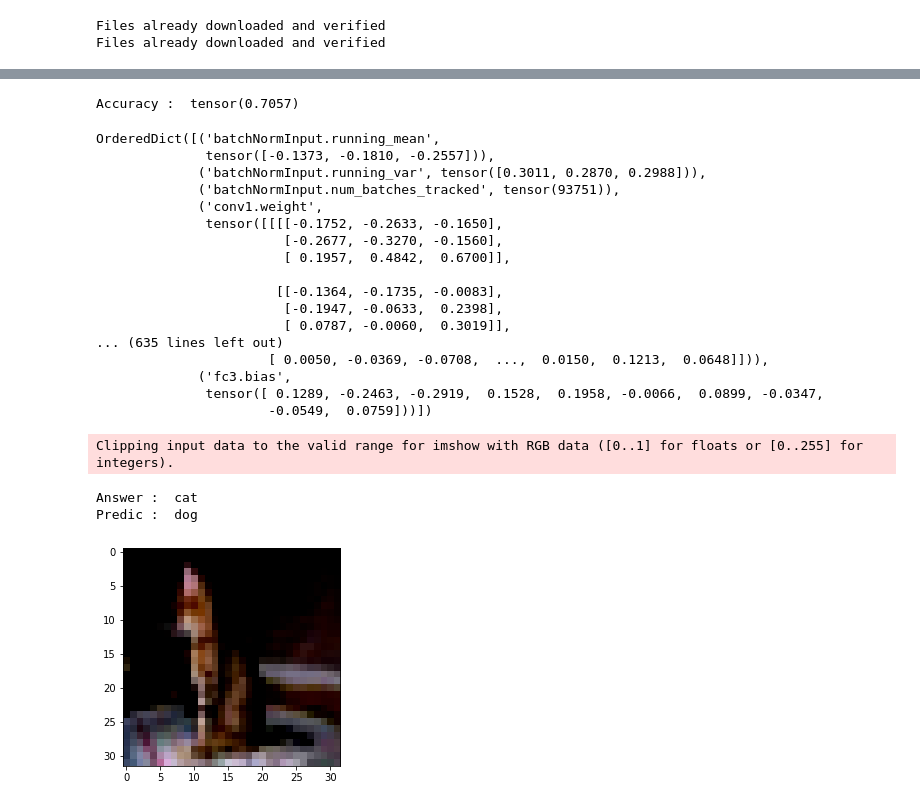
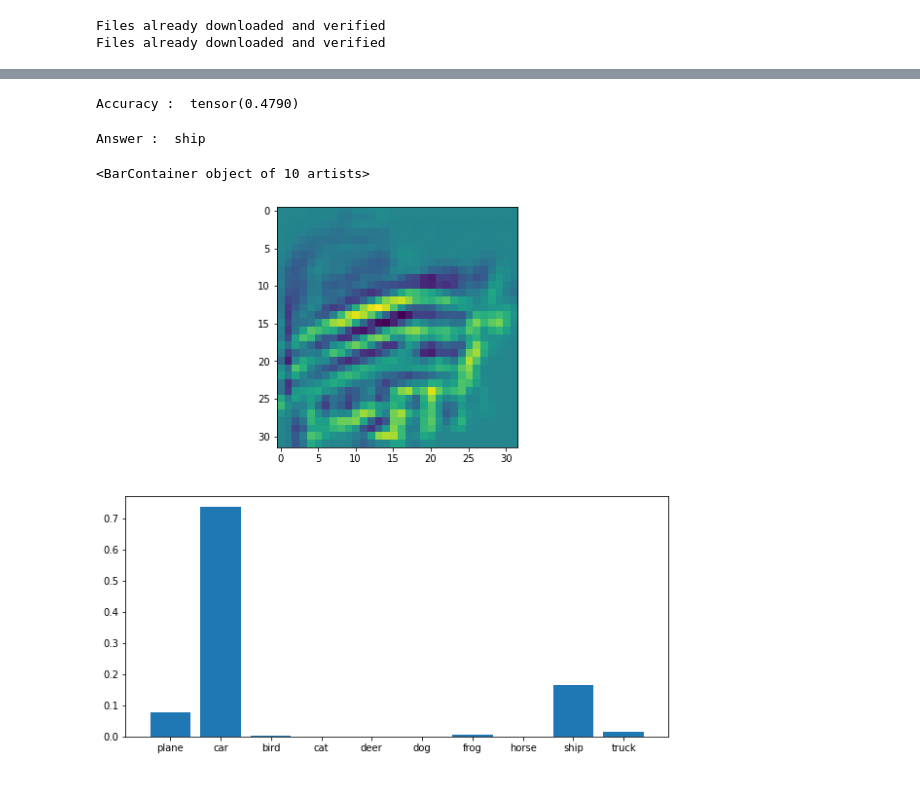
Before and after one commit to amansatyawali/practice, a Jupyter notebook: pytorch/cifar10/training.ipynb, the cells around one changed output, grey strips where cells are left out. Cells and saved outputs as stored; diff of their text form; code cells hidden in the pictures.

```diff
--- a/pytorch/cifar10/training.ipynb
+++ b/pytorch/cifar10/training.ipynb
@@ -45,5 +64,5 @@ fig, ax = plt.subplots(4, 4, figsize=(5,5))
 
 for i in range(4) :
     for j in range(4) :
-        ax[i, j].imshow(itr.next()[0][i * 4 + j].permute(1, 2, 0))
+        ax[i, j].imshow(itr.next()[0][i * 4 + j][0])
 # %% [output]
@@ -161,7 +151,7 @@ model = Net()
 # trainingLosses = torch.load(PATH)['losses']
 # model.load_state_dict(modelParams)
 # %%
-logWriter.add_graph(model, itr.next()[0])
+# logWriter.add_graph(model, itr.next()[0])
 # %%
 index = 1
 
@@ -198,7 +188,7 @@ def makeTrainStep(model, optimizer, lossFn) :
 losses = []
 epoch = 0
 # %%
-nEpochs = 30
+nEpochs = 20
 learningRate= 0.01
 lossFn = nn.CrossEntropyLoss()
 
@@ -221,11 +211,11 @@ while epoch < nEpochs :
         correctPredictions = 0
         wrongPred1 = []
         model.eval()
-        for xTestBatch, yTestBatch in testLoader :
-            yPred = model.predict(xTestBatch)
-            correctPredictions += torch.eq(yPred, yTestBatch).sum()
-            totalPredictions += batchSize
-        logWriter.add_scalar('Accuracy', correctPredictions/totalPredictions, epoch)
+#         for xTestBatch, yTestBatch in testLoader :
+#             yPred = model.predict(xTestBatch)
+#             correctPredictions += torch.eq(yPred, yTestBatch).sum()
+#             totalPredictions += batchSize
+#         logWriter.add_scalar('Accuracy', correctPredictions/totalPredictions, epoch)
     epoch += 1
 print('Training loop complete')
 # %% [output]
@@ -256,47 +246,35 @@ totalPredictions = 0
 correctPredictions = 0
 wrongPred1 = []
 model.eval()
-for xTestBatch, yTestBatch in testLoader :
-    yPred = model.predict(xTestBatch)
-    correctPredictions += torch.eq(yPred, yTestBatch).sum()
+with torch.no_grad() :
+    for xTestBatch, yTestBatch in testLoader :
+        yPred = model.predict(xTestBatch)
 
-    for i, sample in enumerate(yPred, 0) :
-        if(yPred[i] != yTestBatch[i]) :
-            wrongPred1.append({'image' : xTestBatch[i].permute(1, 2, 0), 'answer' : yTestBatch[i], 'pred' : yPred[i]})
-    totalPredictions += batchSize
-print('Accuracy : ', correctPredictions/totalPredictions)
+        ans = torch.empty(yPred.shape[0])
+        for index in range(len(ans)) :
+            ans[index] = torch.argmax(yPred[index])
+
+        correctPredictions += torch.eq(ans, yTestBatch).sum()
+
+        for i, sample in enumerate(ans, 0) :
+            if(ans[i] != yTestBatch[i]) :
+                wrongPred1.append({'image' : xTestBatch[i].permute(1, 2, 0), 'answer' : yTestBatch[i], 'pred' : yPred[i].numpy()})
+        totalPredictions += batchSize
+    print('Accuracy : ', correctPredictions/totalPredictions)
 # %% [output]
-Accuracy :  tensor(0.7057)
+Accuracy :  tensor(0.4790)
-# %%
-model.state_dict()
-# %% [output]
-OrderedDict([('batchNormInput.running_mean',
-              tensor([-0.1373, -0.1810, -0.2557])),
-             ('batchNormInput.running_var', tensor([0.3011, 0.2870, 0.2988])),
-             ('batchNormInput.num_batches_tracked', tensor(93751)),
-             ('conv1.weight',
-              tensor([[[[-0.1752, -0.2633, -0.1650],
-                        [-0.2677, -0.3270, -0.1560],
-                        [ 0.1957,  0.4842,  0.6700]],
-
-                       [[-0.1364, -0.1735, -0.0083],
-                        [-0.1947, -0.0633,  0.2398],
-                        [ 0.0787, -0.0060,  0.3019]],
-... (635 lines left out)
-                      [ 0.0050, -0.0369, -0.0708,  ...,  0.0150,  0.1213,  0.0648]])),
-             ('fc3.bias',
-              tensor([ 0.1289, -0.2463, -0.2919,  0.1528,  0.1958, -0.0066,  0.0899, -0.0347,
-                      -0.0549,  0.0759]))])
 # %%
+fig, ax = plt.subplots(2, 1, figsize=(10,10))
+
+
 i = 9
-plt.imshow(wrongPred1[i]['image'])
+ax[0].imshow(wrongPred1[i]['image'])
 print('Answer : ', classes[wrongPred1[i]['answer'].int()])
-print('Predic : ', classes[wrongPred1[i]['pred'].int()])
+ax[1].bar(classes, wrongPred1[i]['pred'])
 # %% [output]
-Clipping input data to the valid range for imshow with RGB data ([0..1] for floats or [0..255] for integers).
+Answer :  ship
-Answer :  cat
-Predic :  dog
+<BarContainer object of 10 artists>
-[figure, old version]
+[figure, new version]
 # %%
 PATH = 'savedModels/' + datetime.now().strftime("%Y_%m_%d-%H:%M:%S") + '.pth'
 torch.save({'params' : model.state_dict(), 'losses' : losses}, PATH)
```
Also changed, not shown: parts of 10 cells of this notebook, 4 other files.
